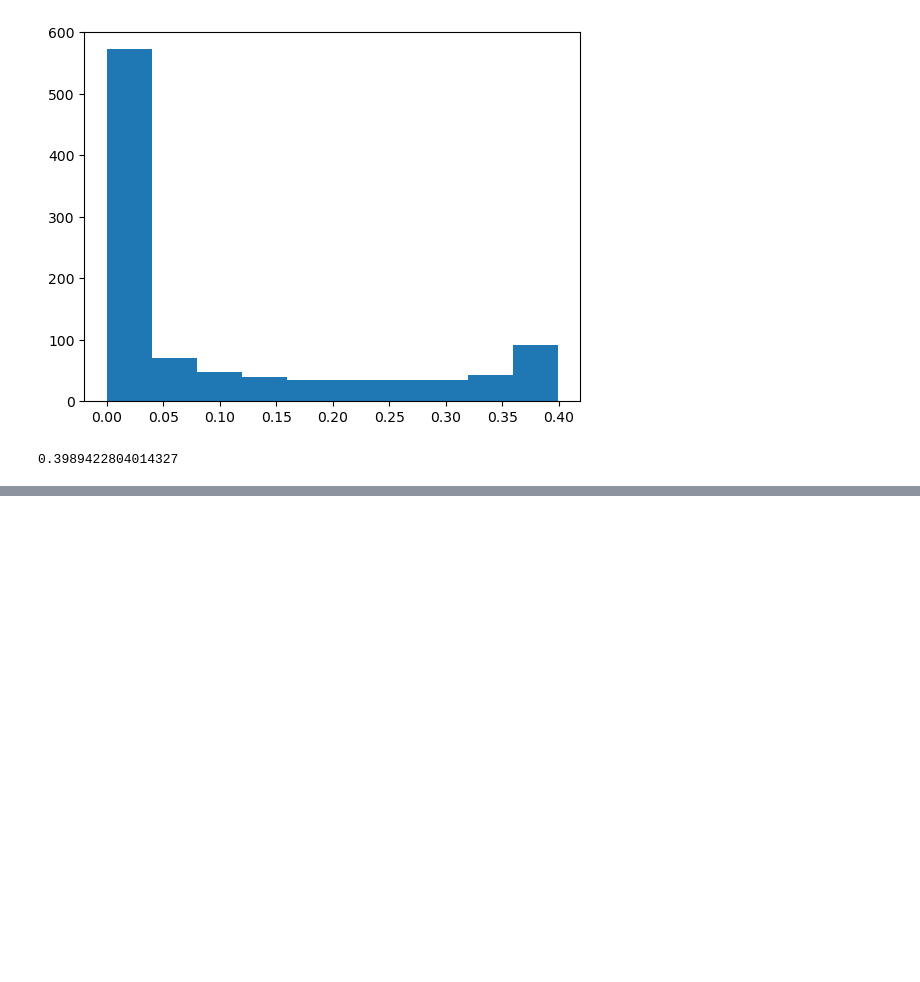
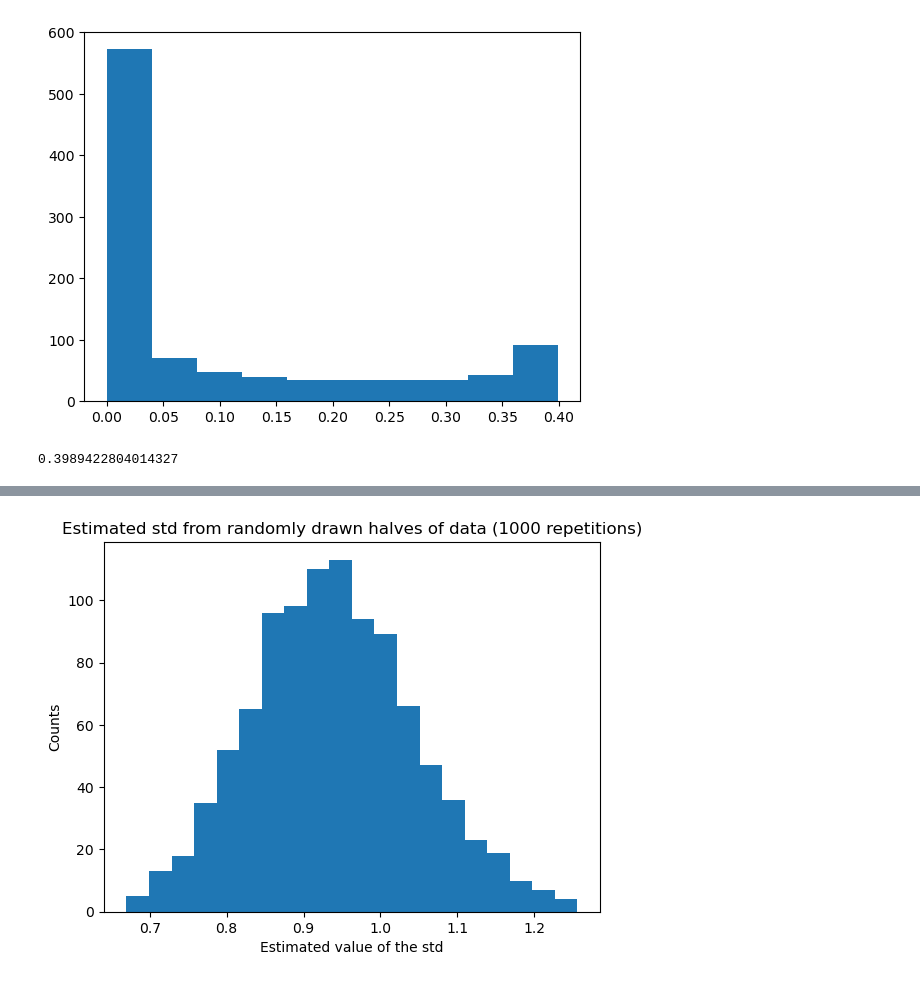
Before and after one commit to acumpelik/DSSC23, a Jupyter notebook: DSSC-Homework3-Andrea_Cumpelik.ipynb, the cells around one changed output, grey strips where cells are left out. Cells and saved outputs as stored; diff of their text form; code cells hidden in the pictures; blank space fills up the shorter version.

```diff
--- a/DSSC-Homework3-Andrea_Cumpelik.ipynb
+++ b/DSSC-Homework3-Andrea_Cumpelik.ipynb
@@ -53,0 +78,19 @@ n
+# %%
+sample_size = int(data.size/2)
+permutations = 1000
+std_estimates1 = np.zeros(permutations)
+
+# Estimate the stds for 1000 random subsets, each containing half of the data
+for run in range(permutations):
+    # 1) split the data into random halves
+    sample = random.choices(data, k=sample_size)
+    # 2) calculate the std and store the result
+    std_estimates1[run] = np.std(sample)
+
+plt.hist(std_estimates1, bins=20)
+plt.title("Estimated std from randomly drawn halves of data (1000 repetitions)")
+plt.xlabel("Estimated value of the std")
+plt.ylabel("Counts")
+plt.show()
+# %% [output]
+[figure, added]
```
Also changed, not shown: parts of 10 cells of this notebook, 4 other files.
